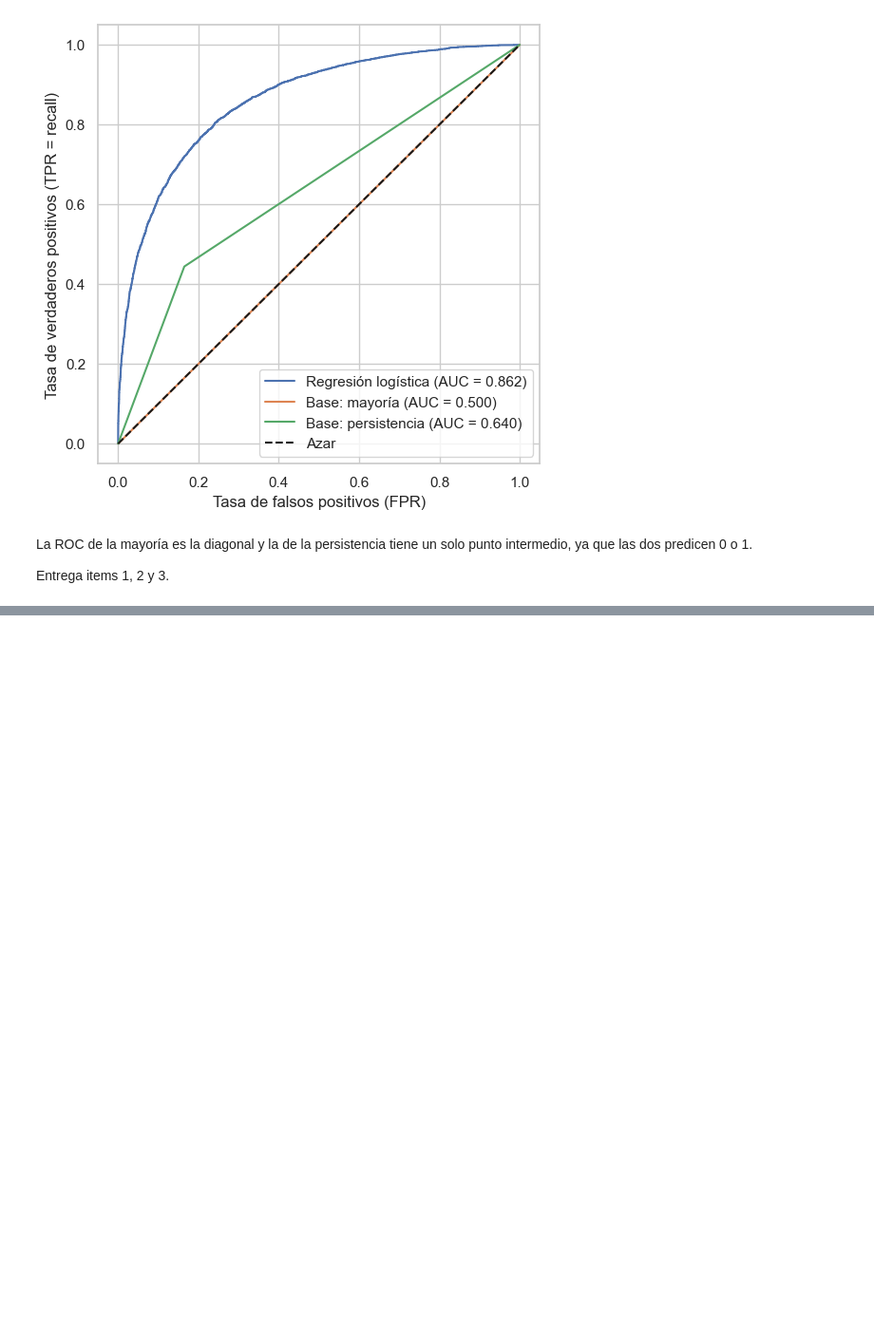
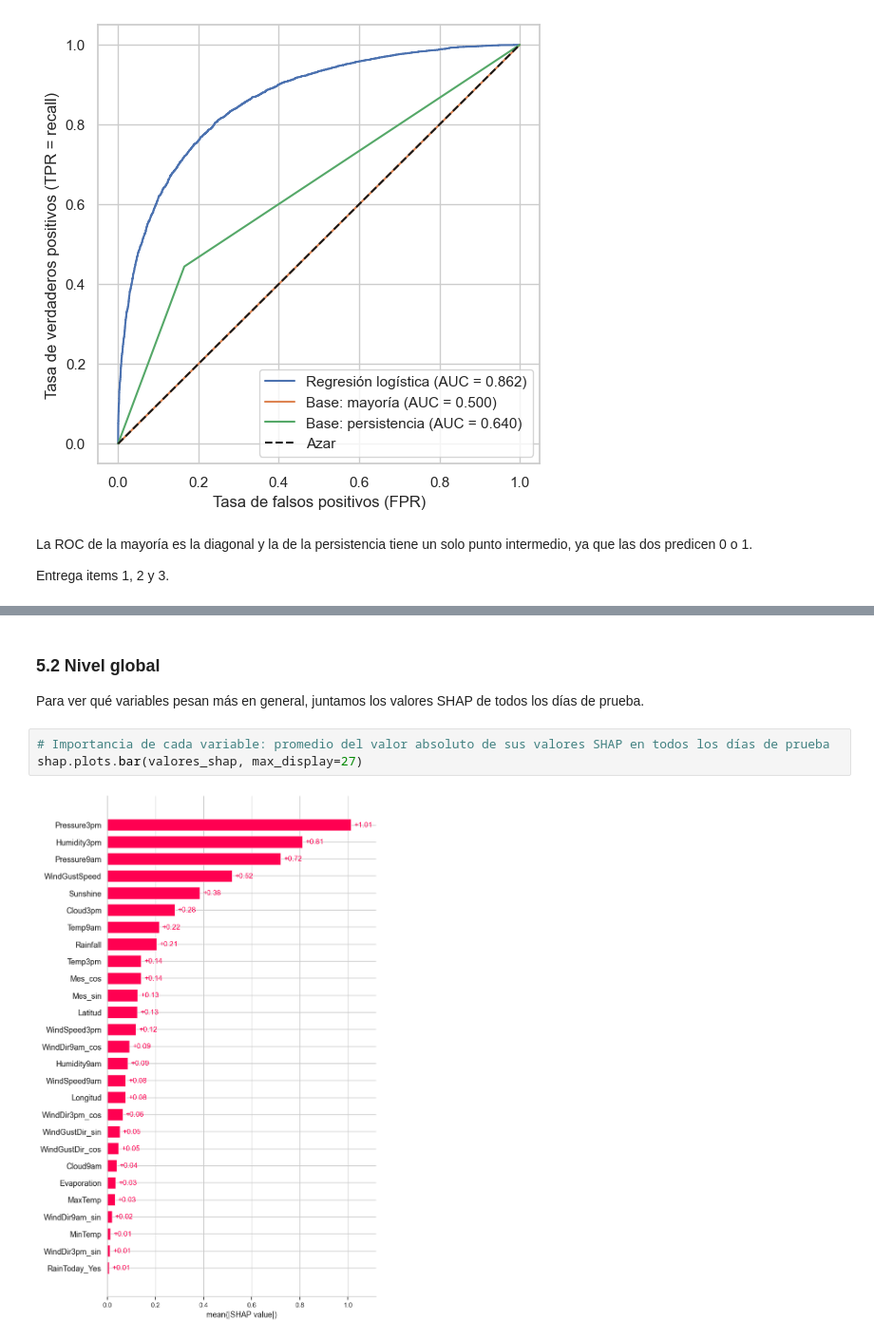
Before and after one commit to ismadarruiz-atr/TP_AA1_Calabozo_Darruiz_DiCarlo_Giuntoli, a Jupyter notebook: TP_2/TP-clasificacion-AA1.ipynb, the cells around one changed output, grey strips where cells are left out. Shown at 95% size. Drawn from its saved outputs; the diff is of its cells as text; blank space fills up the shorter version.

```diff
--- a/TP_2/TP-clasificacion-AA1.ipynb
+++ b/TP_2/TP-clasificacion-AA1.ipynb
@@ -1058,0 +1366,9 @@ Entrega items 1, 2 y 3.
+# %% [markdown]
+### 5.2 Nivel global
+
+Para ver qué variables pesan más en general, juntamos los valores SHAP de todos los días de prueba.
+# %%
+# Importancia de cada variable: promedio del valor absoluto de sus valores SHAP en todos los días de prueba
+shap.plots.bar(valores_shap, max_display=27)
+# %% [output]
+[figure, added]
```
Also changed, not shown: parts of 43 cells of this notebook, 3 other files.
